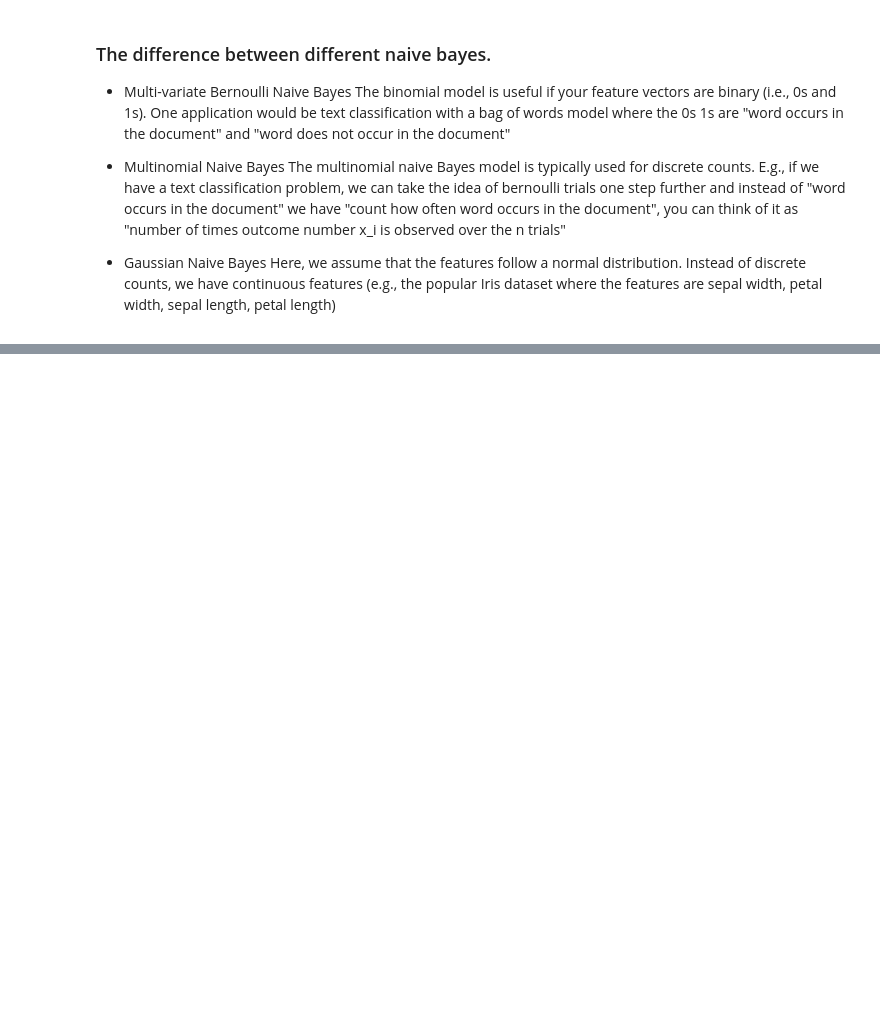
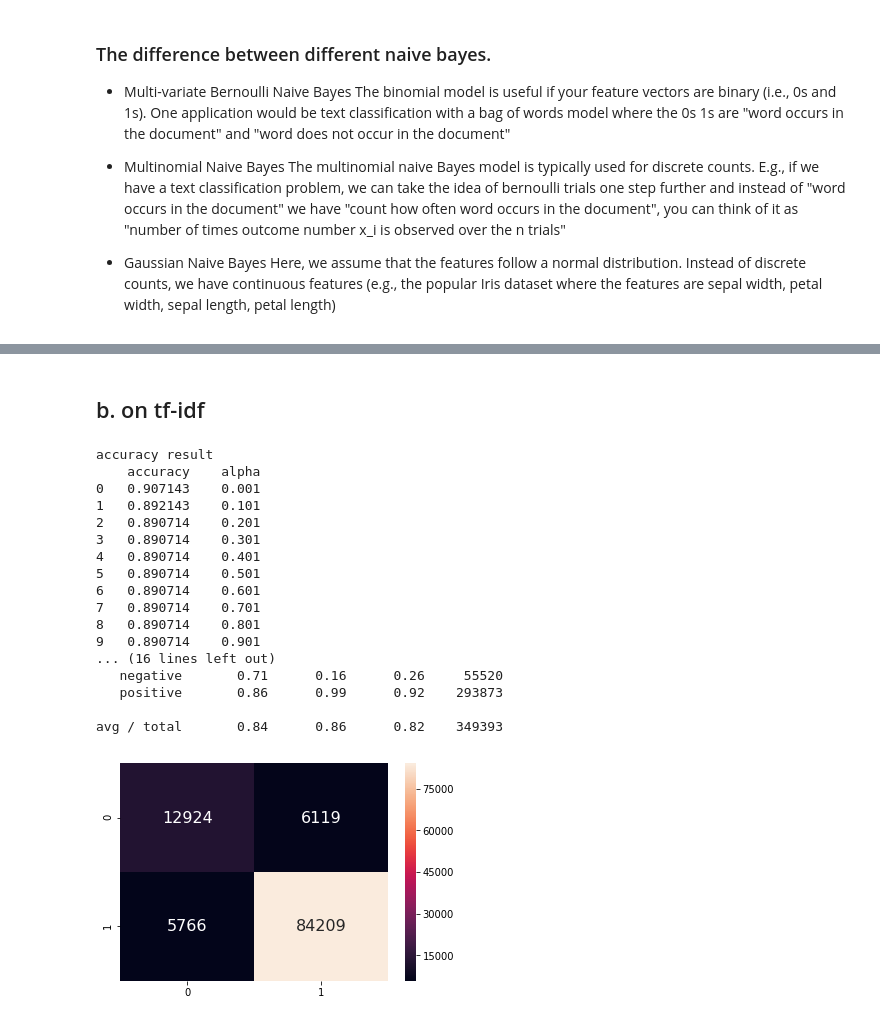
Before and after one commit to adityaadarsh/amazon-fine-food-reviws-polarity-analyses, a Jupyter notebook: Naive bayes on amazon fine food reviews.ipynb, the cells around one changed output, grey strips where cells are left out. Cells and saved outputs as stored; diff of their text form; code cells hidden in the pictures; blank space fills up the shorter version.

```diff
--- a/Naive bayes on amazon fine food reviews.ipynb
+++ b/Naive bayes on amazon fine food reviews.ipynb
@@ -453,0 +467,30 @@ avg / total       0.89      0.87      0.88      3300
+# %% [markdown]
+## b. on tf-idf
+# %%
+x=20000
+
+xtrain=tf_idf_cleaned_text[:round(x*0.70)]
+xtest=tf_idf_cleaned_text[round(x*0.70):]
+ytrain=filtered_dataset["Score"][:round(x*0.70)]
+ytest=filtered_dataset["Score"][round(x*0.70):]
+
+timemultiNB(xtrain,xtest,ytrain,ytest)
+# %% [output]
+accuracy result
+    accuracy    alpha
+0   0.907143    0.001
+1   0.892143    0.101
+2   0.890714    0.201
+3   0.890714    0.301
+4   0.890714    0.401
+5   0.890714    0.501
+6   0.890714    0.601
+7   0.890714    0.701
+8   0.890714    0.801
+9   0.890714    0.901
+... (16 lines left out)
+   negative       0.71      0.16      0.26     55520
+   positive       0.86      0.99      0.92    293873
+
+avg / total       0.84      0.86      0.82    349393
+[figure, added]
```
Also changed, not shown: parts of 22 cells of this notebook, 1 other file.
